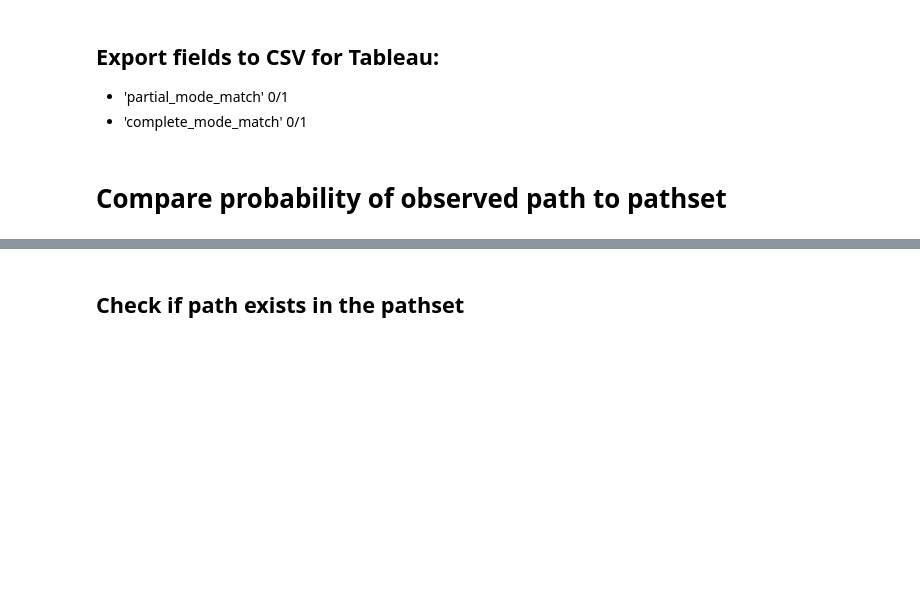
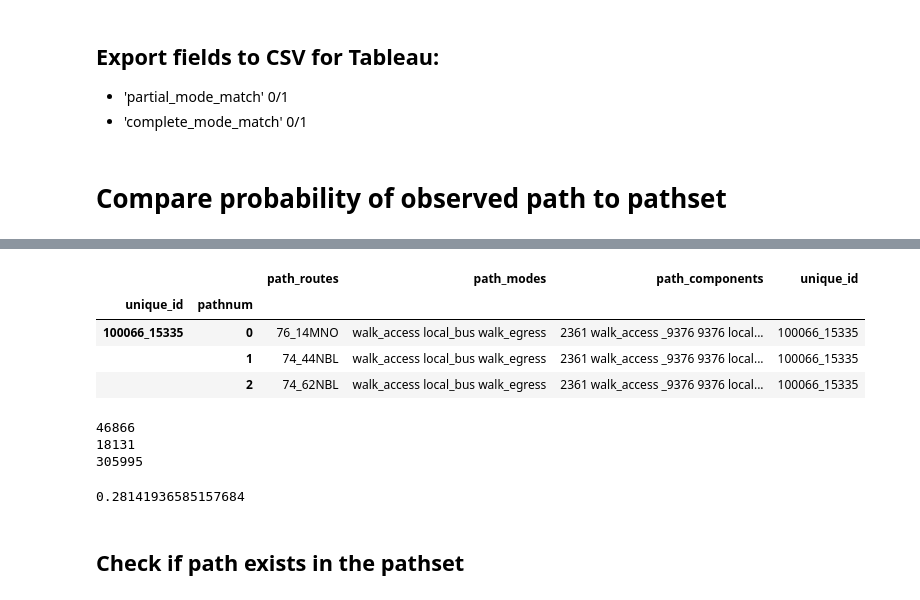
Before and after one commit to sfcta/fast-trips-validation, a Jupyter notebook: notebooks/prepare_fasttrips.ipynb, the cells around one changed output, grey strips where cells are left out. Drawn from its saved outputs; the diff is of its cells as text; code cells hidden in the pictures; blank space fills up the shorter version.

```diff
--- a/notebooks/prepare_fasttrips.ipynb
+++ b/notebooks/prepare_fasttrips.ipynb
@@ -85,4 +85,0 @@ pathset_paths = pathset_paths[pathset_paths['pf_iteration'] == pathset_paths['pf
-# %%
-# Make sure we only compare observed data that matched the output, in terms of trips
-# Some trips were trimmed
-obs = obs[obs['unique_id'].isin(model['unique_id'].values)]
@@ -96,0 +100,4 @@ obs = obs[obs['unique_id'].isin(model['unique_id'].values)]
+# %%
+# Use the common unique_ids to filter out the data
+model = model[model['unique_id'].isin(list(set((obs['unique_id'].values)).intersection((model['unique_id'].values))))]
+obs = obs[obs['unique_id'].isin(list(set((obs['unique_id'].values)).intersection((model['unique_id'].values))))]
@@ -278,0 +340,8 @@ df['partial_transit_mode_match'].mean()
+# %%
+new_pathset.head(3)
+# %% [output]
+|  |  | path_routes | path_modes | path_components | unique_id |
+| unique_id | pathnum |  |  |  |  |
+| 100066_15335 | 0 | 76_14MNO | walk_access local_bus walk_egress | 2361 walk_access _9376 9376 local... | 100066_15335 |
+|  | 1 | 74_44NBL | walk_access local_bus walk_egress | 2361 walk_access _9376 9376 local... | 100066_15335 |
+|  | 2 | 74_62NBL | walk_access local_bus walk_egress | 2361 walk_access _9376 9376 local... | 100066_15335 |
@@ -278,0 +356,13 @@ df['partial_transit_mode_match'].mean()
+# %%
+print len(df)
+print len(observed_path)
+print len(new_pathset)
+# %% [output]
+46866
+18131
+305995
+# %%
+# How many unique ID's don't have a pathset attacheds
+len(df[df['pathnum'].isnull()])/float(len(df))
+# %% [output]
+0.28141936585157684
```
Also changed, not shown: parts of 41 cells of this notebook.
